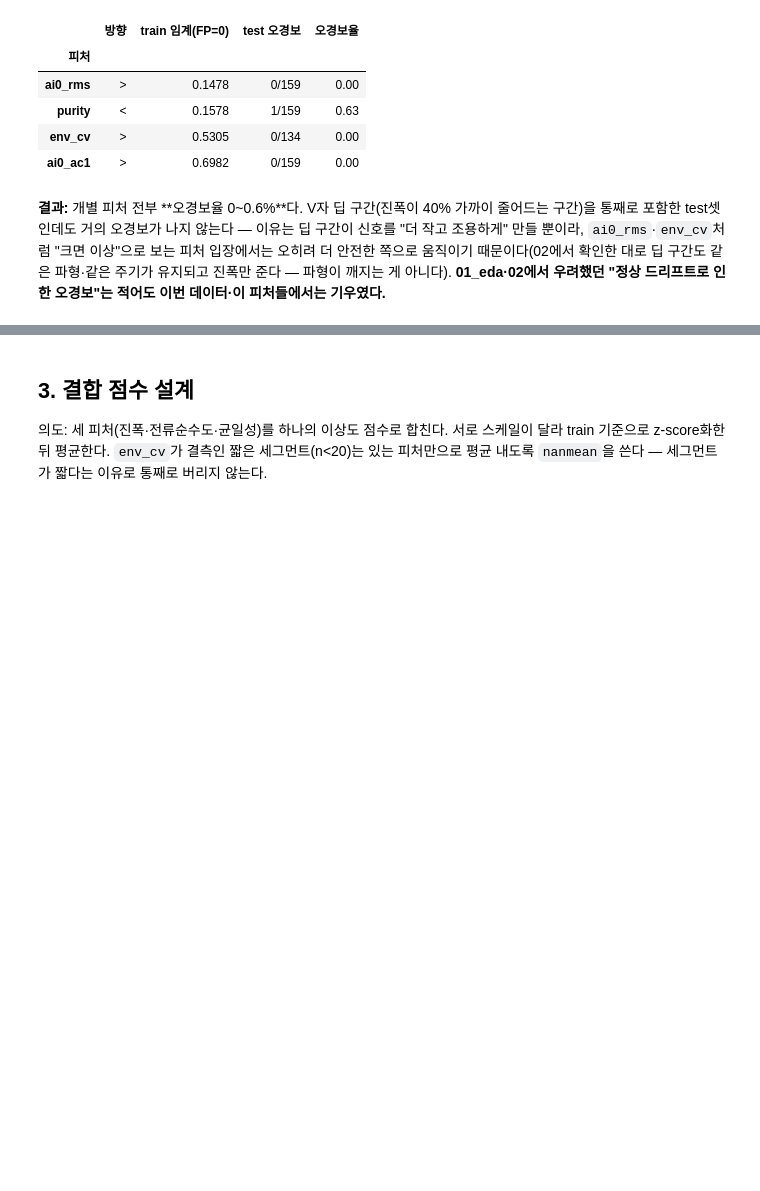
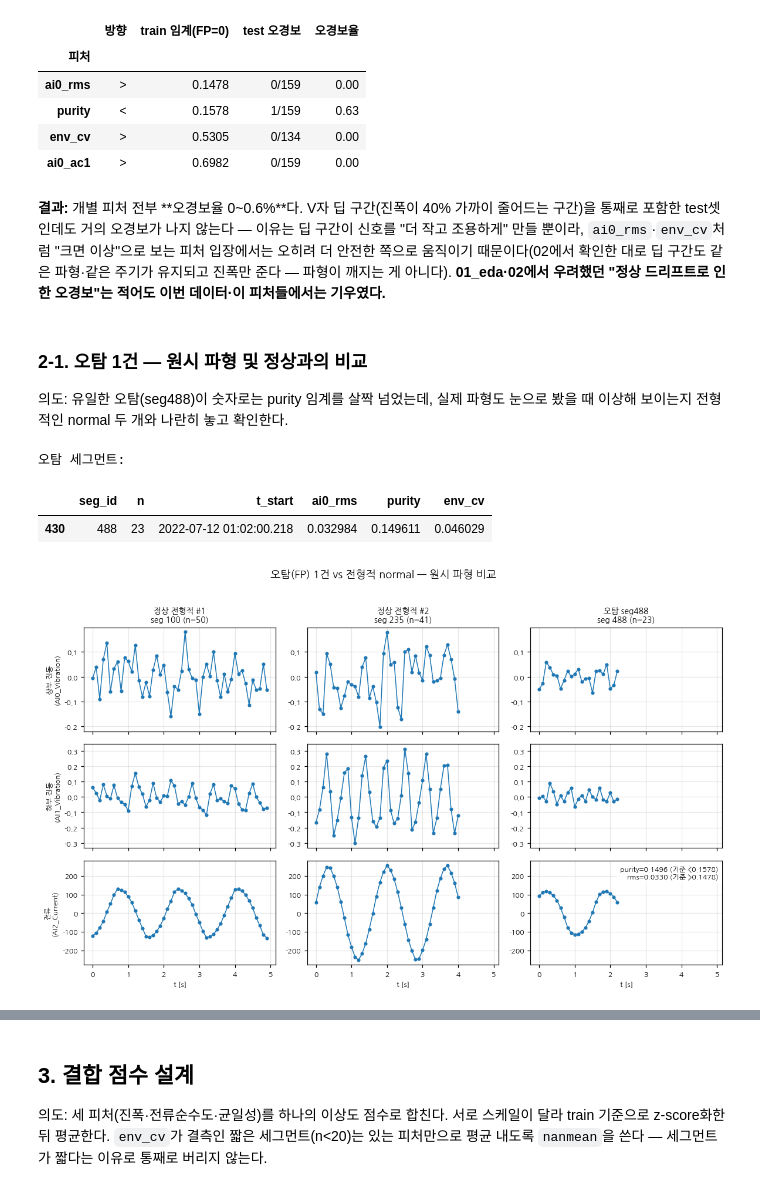
Before and after one commit to kimjaehyeonC/Kamp_AI, a Jupyter notebook: notebooks/03_feature.ipynb, the cells around one changed output, grey strips where cells are left out. Cells and saved outputs as stored; diff of their text form; code cells hidden in the pictures; blank space fills up the shorter version.

```diff
--- a/notebooks/03_feature.ipynb
+++ b/notebooks/03_feature.ipynb
@@ -176,3 +176,46 @@ display(pd.DataFrame(rows).set_index("피처"))
 오히려 더 안전한 쪽으로 움직이기 때문이다(02에서 확인한 대로 딥 구간도 같은 파형·같은
 주기가 유지되고 진폭만 준다 — 파형이 깨지는 게 아니다). **01_eda·02에서 우려했던
 "정상 드리프트로 인한 오경보"는 적어도 이번 데이터·이 피처들에서는 기우였다.**
+# %% [markdown]
+### 2-1. 오탐 1건 — 원시 파형 및 정상과의 비교
+
+의도: 유일한 오탐(seg488)이 숫자로는 purity 임계를 살짝 넘었는데, 실제 파형도 눈으로
+봤을 때 이상해 보이는지 전형적인 normal 두 개와 나란히 놓고 확인한다.
+# %%
+rms_thr, pur_thr, env_thr = train.ai0_rms.max(), train.purity.min(), train.env_cv.max()
+fp = test.loc[(test.ai0_rms > rms_thr) | (test.purity < pur_thr) | (test.env_cv.fillna(0) > env_thr)]
+print("오탐 세그먼트:")
+display(fp[["seg_id", "n", "t_start", "ai0_rms", "purity", "env_cv"]])
+
+raw_channels = ["AI0_Vibration", "AI1_Vibration", "AI2_Current"]
+raw_names = ["상부 진동", "하부 진동", "전류"]
+fp_sid = int(fp.seg_id.iloc[0])
+picks = [("정상 전형적 #1", "normal", 100), ("정상 전형적 #2", "normal", 235),
+         (f"오탐 seg{fp_sid}", "normal", fp_sid)]
+
+fig, axes = plt.subplots(3, len(picks), figsize=(3.6*len(picks), 6.5), sharex=True)
+for j, (label, k, sid) in enumerate(picks):
+    g = SEG[k][SEG[k].seg_id == sid]
+    t = np.arange(len(g)) / FS
+    for i, (ch, name) in enumerate(zip(raw_channels, raw_names)):
+        axes[i, j].plot(t, g[ch], "o-", color=COLOR[k], lw=1, ms=3)
+        if j == 0: axes[i, j].set_ylabel(f"{name}\n({ch})", fontsize=8)
+    axes[0, j].set_title(f"{label}\nseg {sid} (n={len(g)})", fontsize=9)
+    axes[-1, j].set_xlabel("t [s]", fontsize=8)
+for i in range(3):
+    lo = min(ax.get_ylim()[0] for ax in axes[i]); hi = max(ax.get_ylim()[1] for ax in axes[i])
+    for ax in axes[i]: ax.set_ylim(lo, hi)
+
+r = fp.iloc[0]
+axes[2, -1].text(.98, .95,
+                  f"purity={r.purity:.4f} (기준 <{pur_thr:.4f})\n"
+                  f"rms={r.ai0_rms:.4f} (기준 >{rms_thr:.4f})",
+                  transform=axes[2, -1].transAxes, ha="right", va="top", fontsize=8,
+                  bbox=dict(facecolor="white", alpha=.85, edgecolor="none"))
+fig.suptitle("오탐(FP) 1건 vs 전형적 normal — 원시 파형 비교", y=1.02)
+plt.tight_layout(); plt.show()
+# %% [output]
+오탐 세그먼트:
+|  | seg_id | n | t_start | ai0_rms | purity | env_cv |
+| 430 | 488 | 23 | 2022-07-12 01:02:00.218 | 0.032984 | 0.149611 | 0.046029 |
+[figure, added]
```
Also changed, not shown: parts of 4 cells of this notebook, 2 other files.
